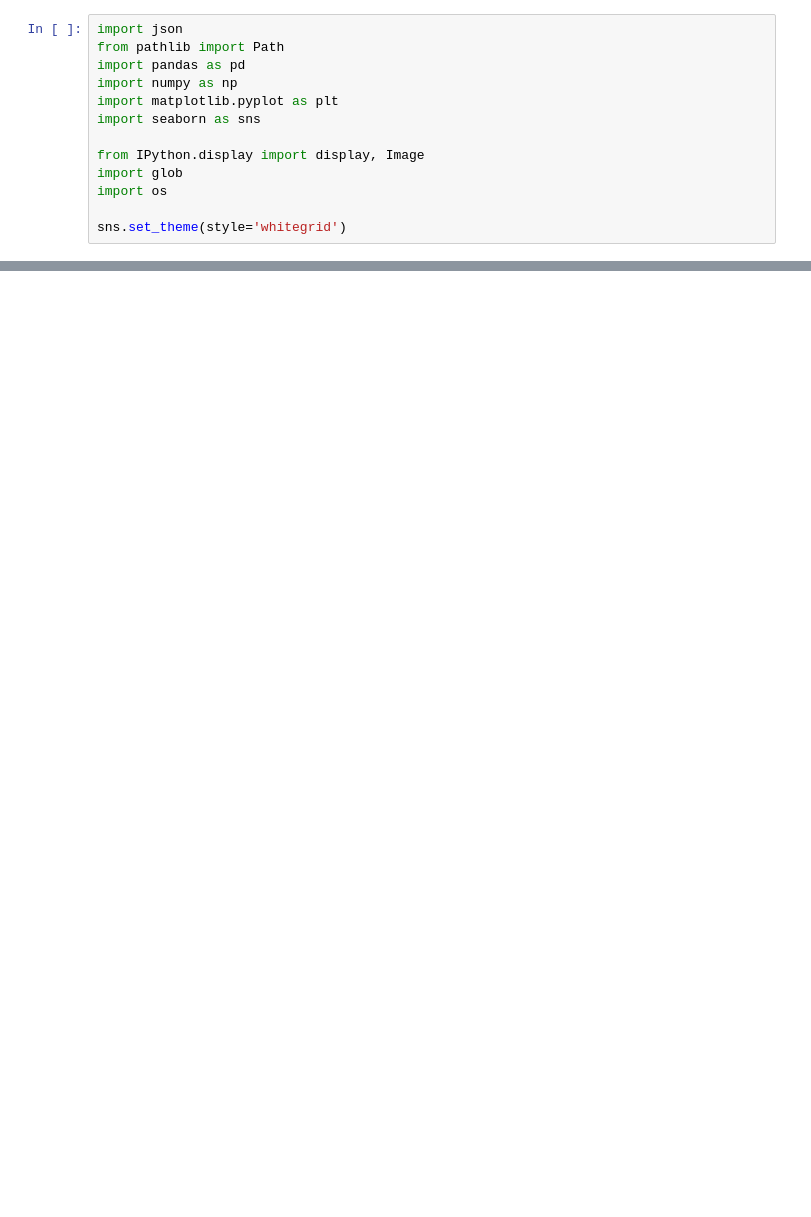
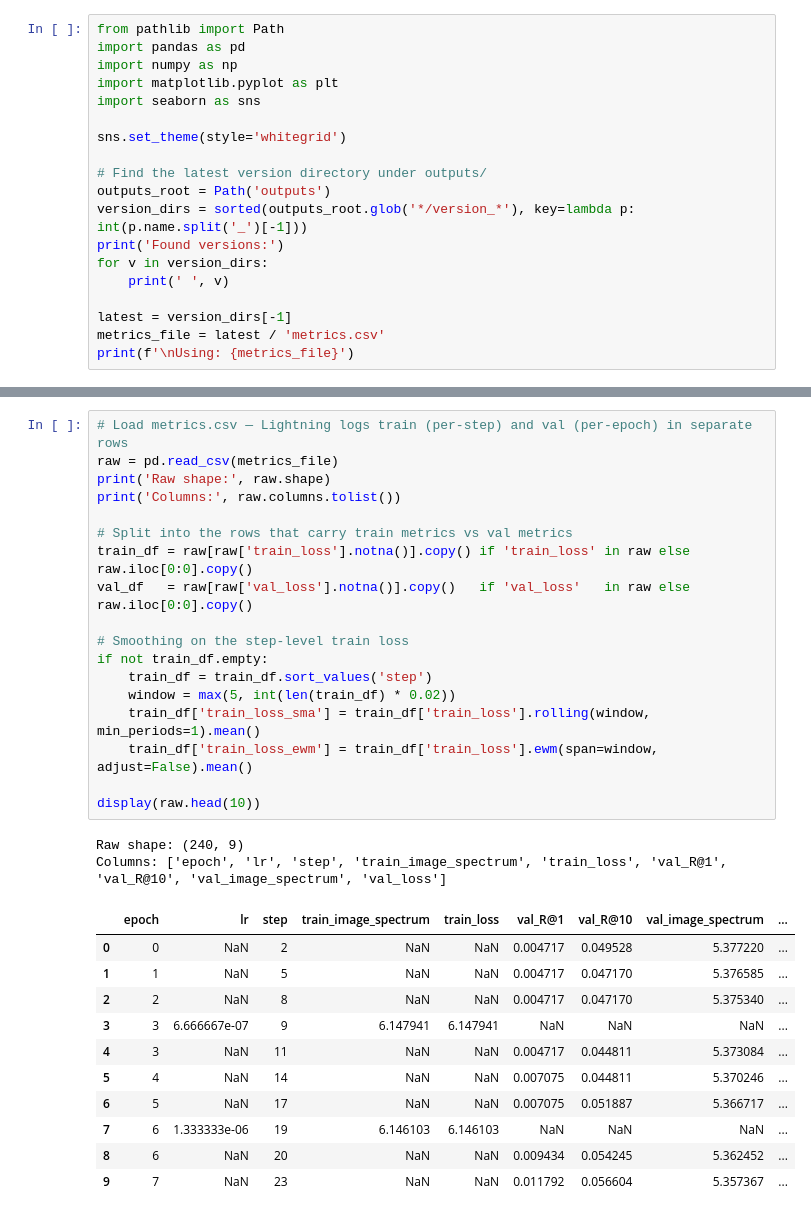
Before and after one commit to 2003cy/ssl_outthere, a Jupyter notebook: encoder_fusion/visualize_metrics.ipynb, the cells around one changed output, grey strips where cells are left out. Cells and saved outputs as stored; diff of their text form; blank space fills up the shorter version.

Commit message:
update clip, metrics baselines

```diff
--- a/encoder_fusion/visualize_metrics.ipynb
+++ b/encoder_fusion/visualize_metrics.ipynb
@@ -5,15 +6,21 @@ This notebook loads the latest `metrics_*.json` in `outputs/` and visualizes tra
 
 Open this notebook in VSCode or Jupyter and run all cells.
 # %%
-import json
 from pathlib import Path
 import pandas as pd
 import numpy as np
 import matplotlib.pyplot as plt
 import seaborn as sns
 
-from IPython.display import display, Image
-import glob
-import os
+sns.set_theme(style='whitegrid')
 
-sns.set_theme(style='whitegrid')
+# Find the latest version directory under outputs/
+outputs_root = Path('outputs')
+version_dirs = sorted(outputs_root.glob('*/version_*'), key=lambda p: int(p.name.split('_')[-1]))
+print('Found versions:')
+for v in version_dirs:
+    print(' ', v)
+
+latest = version_dirs[-1]
+metrics_file = latest / 'metrics.csv'
+print(f'\nUsing: {metrics_file}')
@@ -54,0 +32,32 @@ Anomaly threshold: 0.286955, found 26 anomalies
+# %%
+# Load metrics.csv — Lightning logs train (per-step) and val (per-epoch) in separate rows
+raw = pd.read_csv(metrics_file)
+print('Raw shape:', raw.shape)
+print('Columns:', raw.columns.tolist())
+
+# Split into the rows that carry train metrics vs val metrics
+train_df = raw[raw['train_loss'].notna()].copy() if 'train_loss' in raw else raw.iloc[0:0].copy()
+val_df   = raw[raw['val_loss'].notna()].copy()   if 'val_loss'   in raw else raw.iloc[0:0].copy()
+
+# Smoothing on the step-level train loss
+if not train_df.empty:
+    train_df = train_df.sort_values('step')
+    window = max(5, int(len(train_df) * 0.02))
+    train_df['train_loss_sma'] = train_df['train_loss'].rolling(window, min_periods=1).mean()
+    train_df['train_loss_ewm'] = train_df['train_loss'].ewm(span=window, adjust=False).mean()
+
+display(raw.head(10))
+# %% [output]
+Raw shape: (240, 9)
+Columns: ['epoch', 'lr', 'step', 'train_image_spectrum', 'train_loss', 'val_R@1', 'val_R@10', 'val_image_spectrum', 'val_loss']
+|  | epoch | lr | step | train_image_spectrum | train_loss | val_R@1 | val_R@10 | val_image_spectrum | ... |
+| 0 | 0 | NaN | 2 | NaN | NaN | 0.004717 | 0.049528 | 5.377220 | ... |
+| 1 | 1 | NaN | 5 | NaN | NaN | 0.004717 | 0.047170 | 5.376585 | ... |
+| 2 | 2 | NaN | 8 | NaN | NaN | 0.004717 | 0.047170 | 5.375340 | ... |
+| 3 | 3 | 6.666667e-07 | 9 | 6.147941 | 6.147941 | NaN | NaN | NaN | ... |
+| 4 | 3 | NaN | 11 | NaN | NaN | 0.004717 | 0.044811 | 5.373084 | ... |
+| 5 | 4 | NaN | 14 | NaN | NaN | 0.007075 | 0.044811 | 5.370246 | ... |
+| 6 | 5 | NaN | 17 | NaN | NaN | 0.007075 | 0.051887 | 5.366717 | ... |
+| 7 | 6 | 1.333333e-06 | 19 | 6.146103 | 6.146103 | NaN | NaN | NaN | ... |
+| 8 | 6 | NaN | 20 | NaN | NaN | 0.009434 | 0.054245 | 5.362452 | ... |
+| 9 | 7 | NaN | 23 | NaN | NaN | 0.011792 | 0.056604 | 5.357367 | ... |
```
Also changed, not shown: parts of 4 cells of this notebook, 9 other files.
